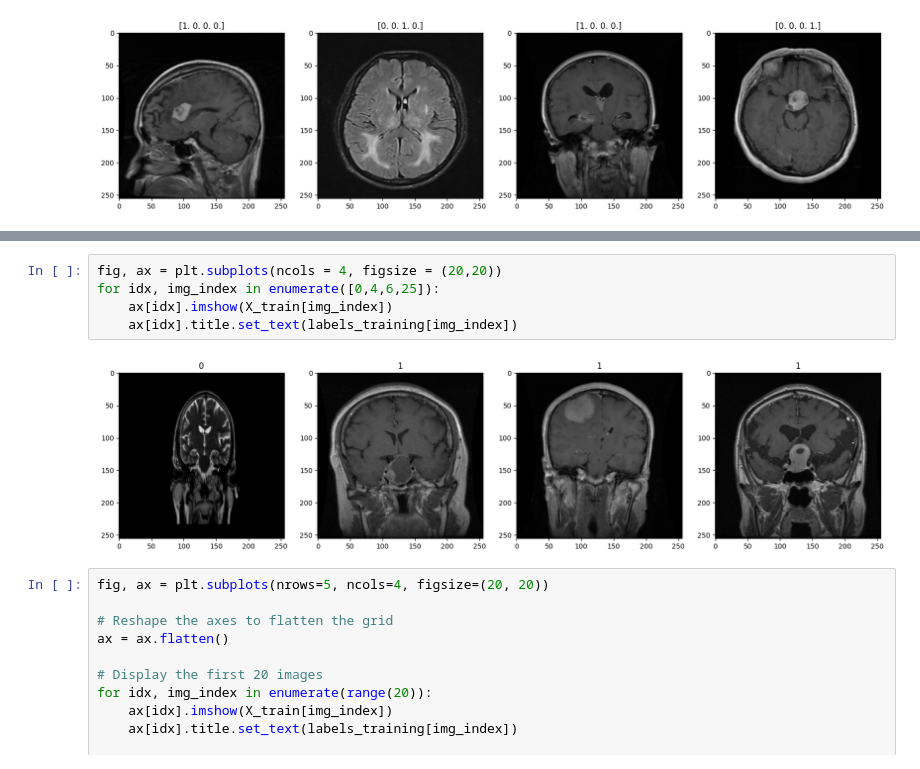
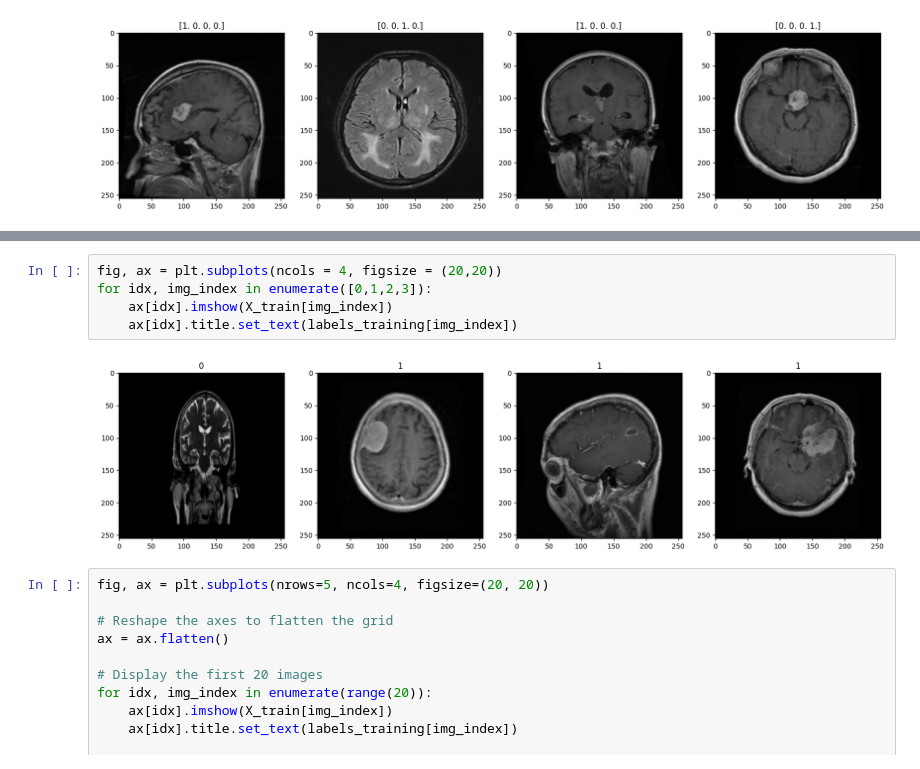
Before and after one commit to HarjitG/Brain-Tumour-Classification, a Jupyter notebook: Colab_Notebook.ipynb, the cells around one changed output, grey strips where cells are left out. Drawn from its saved outputs; the diff is of its cells as text.

```diff
--- a/Colab_Notebook.ipynb
+++ b/Colab_Notebook.ipynb
@@ -436,10 +425,10 @@ for idx, img_index in enumerate([12,13,14,15]):
 # %%
 fig, ax = plt.subplots(ncols = 4, figsize = (20,20))
-for idx, img_index in enumerate([0,4,6,25]):
+for idx, img_index in enumerate([0,1,2,3]):
     ax[idx].imshow(X_train[img_index])
     ax[idx].title.set_text(labels_training[img_index])
 # %% [output]
-[figure, old version]
+[figure, new version]
 # %%
 fig, ax = plt.subplots(nrows=5, ncols=4, figsize=(20, 20))
 
```
Also changed, not shown: parts of 26 cells of this notebook.
